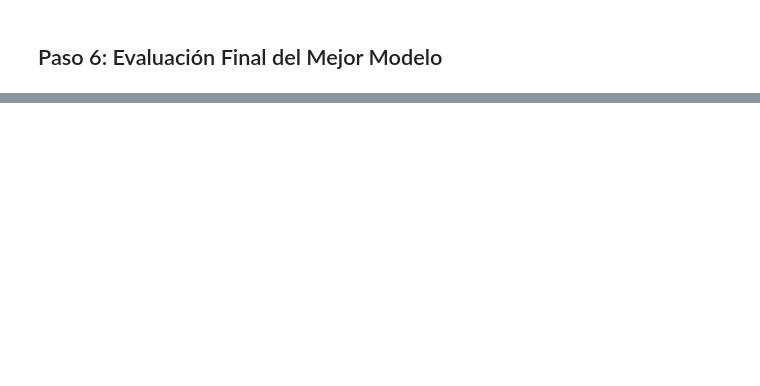
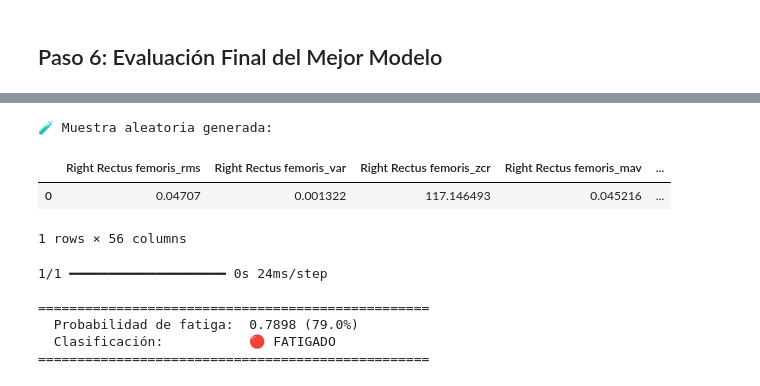
Before and after one commit to Alejoso/Taller2-Intro-IA, a Jupyter notebook: Problema1.ipynb, the cells around one changed output, grey strips where cells are left out. Saved outputs shown, nothing was run; the diff lists cells and outputs as text; code cells hidden in the pictures; blank space fills up the shorter version.

```diff
--- a/Problema1.ipynb
+++ b/Problema1.ipynb
@@ -1078,0 +1218,40 @@ En general, la DNN es el modelo que mejor equilibra aprendizaje y generalizació
+# %%
+np.random.seed(42)
+# Toma media y std de cada feature del conjunto de entrenamiento para que los valores generados sean estadísticamente plausibles
+muestra_dict = {}
+for feature in todos_los_musculos:
+    media = X_train[feature].mean()
+    std   = X_train[feature].std()
+    valor = np.random.normal(loc=media, scale=std)
+    muestra_dict[feature] = round(valor, 6)
+
+muestra_df = pd.DataFrame([muestra_dict])
+
+print("🧪 Muestra aleatoria generada:")
+display(muestra_df)
+# %% [output]
+🧪 Muestra aleatoria generada:
+|  | Right Rectus femoris_rms | Right Rectus femoris_var | Right Rectus femoris_zcr | Right Rectus femoris_mav | ... |
+| 0 | 0.04707 | 0.001322 | 117.146493 | 0.045216 | ... |
+1 rows × 56 columns
+# %%
+muestra_proc = pipeline_preprocesamiento.transform(muestra_df)
+
+# Probabilidad de fatiga
+prob_fatiga = modelo_final_dnn.predict(muestra_proc)[0][0]
+
+# Clasificación con umbral 0.5
+prediccion = 1 if prob_fatiga >= 0.5 else 0
+etiqueta   = "🔴 FATIGADO" if prediccion == 1 else "🟢 NO FATIGADO"
+
+print(f"\n{'='*50}")
+print(f"  Probabilidad de fatiga:  {prob_fatiga:.4f} ({prob_fatiga*100:.1f}%)")
+print(f"  Clasificación:           {etiqueta}")
+print(f"{'='*50}")
+# %% [output]
+1/1 ━━━━━━━━━━━━━━━━━━━━ 0s 24ms/step
+
+==================================================
+  Probabilidad de fatiga:  0.7898 (79.0%)
+  Clasificación:           🔴 FATIGADO
+==================================================
```
Also changed, not shown: parts of 26 cells of this notebook, 1 other file.
